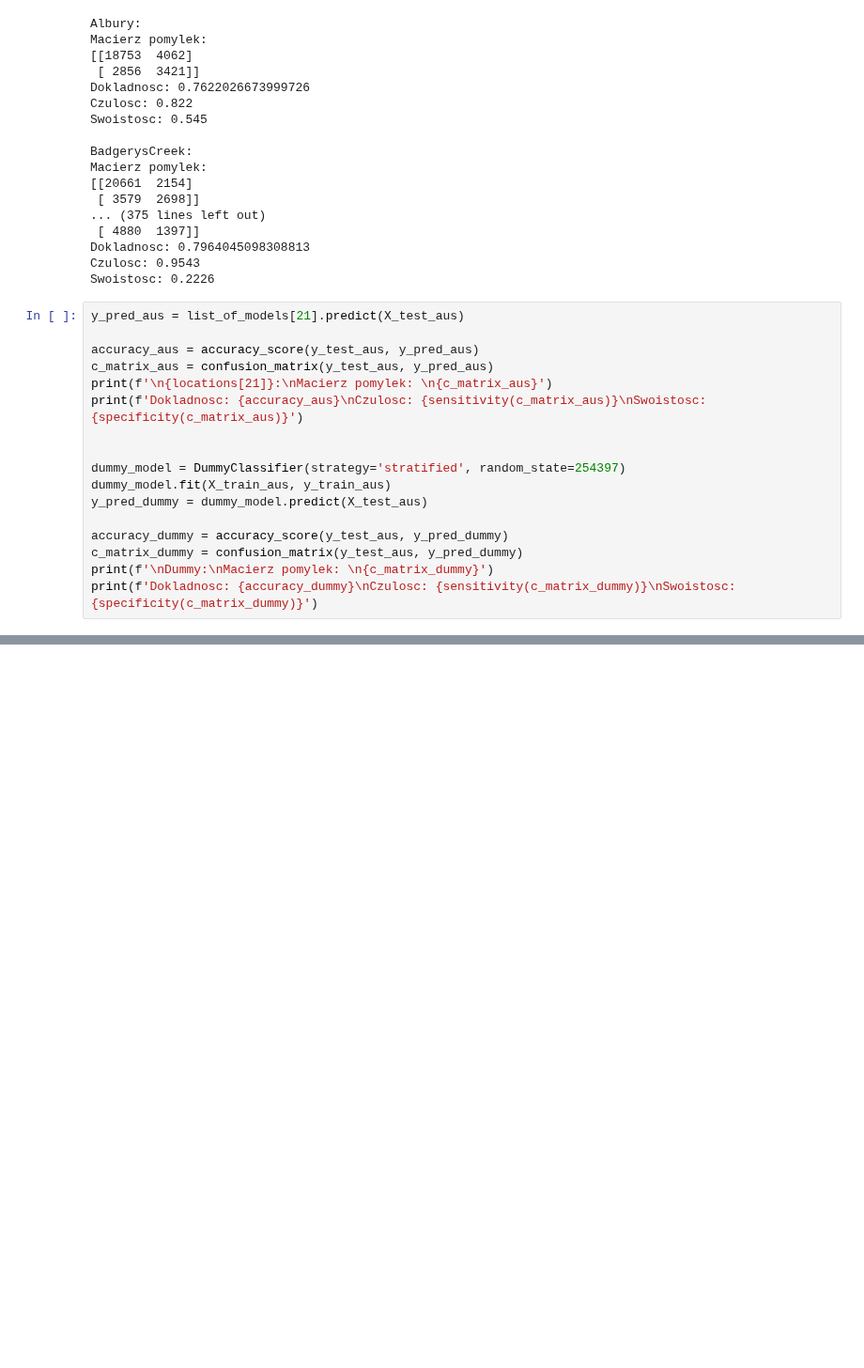
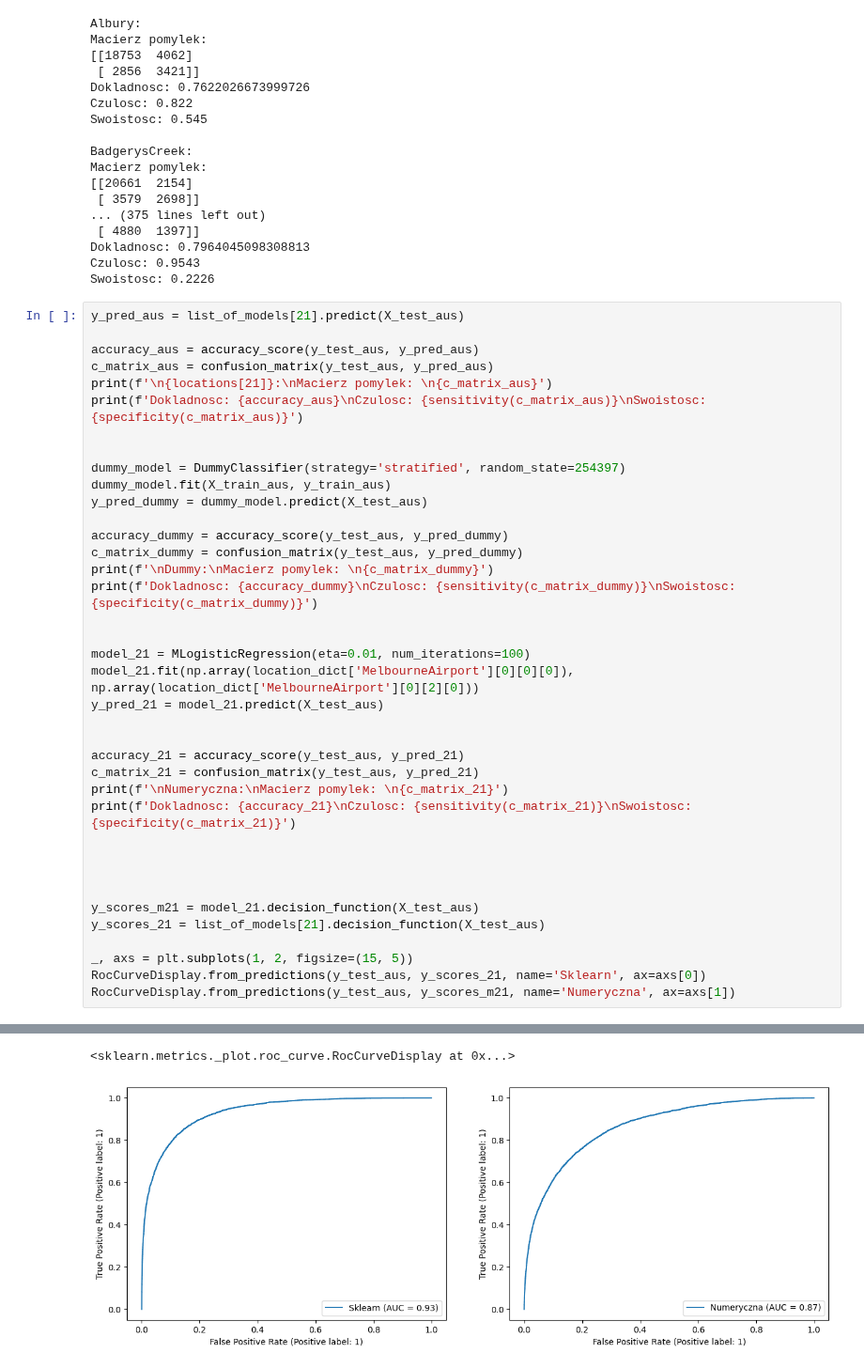
Before and after one commit to HaZhul/ML-models, a Jupyter notebook: 3Logistic_Regression/logistic_regression.ipynb, the cells around one changed output, grey strips where cells are left out. Shown at 94% size. Cells and saved outputs as stored; diff of their text form; blank space fills up the shorter version.

```diff
--- a/3Logistic_Regression/logistic_regression.ipynb
+++ b/3Logistic_Regression/logistic_regression.ipynb
@@ -548,6 +548,27 @@ accuracy_dummy = accuracy_score(y_test_aus, y_pred_dummy)
 c_matrix_dummy = confusion_matrix(y_test_aus, y_pred_dummy)
 print(f'\nDummy:\nMacierz pomylek: \n{c_matrix_dummy}')
 print(f'Dokladnosc: {accuracy_dummy}\nCzulosc: {sensitivity(c_matrix_dummy)}\nSwoistosc: {specificity(c_matrix_dummy)}')
+
+
+model_21 = MLogisticRegression(eta=0.01, num_iterations=100)
+model_21.fit(np.array(location_dict['MelbourneAirport'][0][0][0]), np.array(location_dict['MelbourneAirport'][0][2][0]))
+y_pred_21 = model_21.predict(X_test_aus)
+
+
+accuracy_21 = accuracy_score(y_test_aus, y_pred_21)
+c_matrix_21 = confusion_matrix(y_test_aus, y_pred_21)
+print(f'\nNumeryczna:\nMacierz pomylek: \n{c_matrix_21}')
+print(f'Dokladnosc: {accuracy_21}\nCzulosc: {sensitivity(c_matrix_21)}\nSwoistosc: {specificity(c_matrix_21)}')
+
+
+
+
+y_scores_m21 = model_21.decision_function(X_test_aus)
+y_scores_21 = list_of_models[21].decision_function(X_test_aus)
+
+_, axs = plt.subplots(1, 2, figsize=(15, 5))
+RocCurveDisplay.from_predictions(y_test_aus, y_scores_21, name='Sklearn', ax=axs[0])
+RocCurveDisplay.from_predictions(y_test_aus, y_scores_m21, name='Numeryczna', ax=axs[1])
 # %% [output]
 MelbourneAirport:
 Macierz pomylek:
@@ -566,0 +590,2 @@ Swoistosc: 0.2081
+<sklearn.metrics._plot.roc_curve.RocCurveDisplay at 0x...>
+[figure, added]
```
Also changed, not shown: parts of 3 cells of this notebook.
